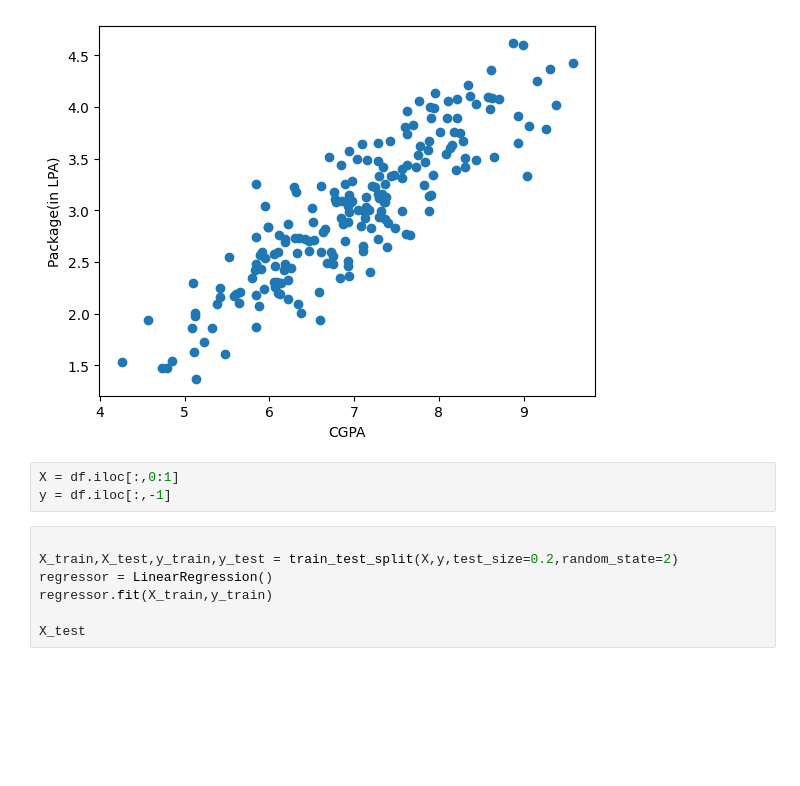
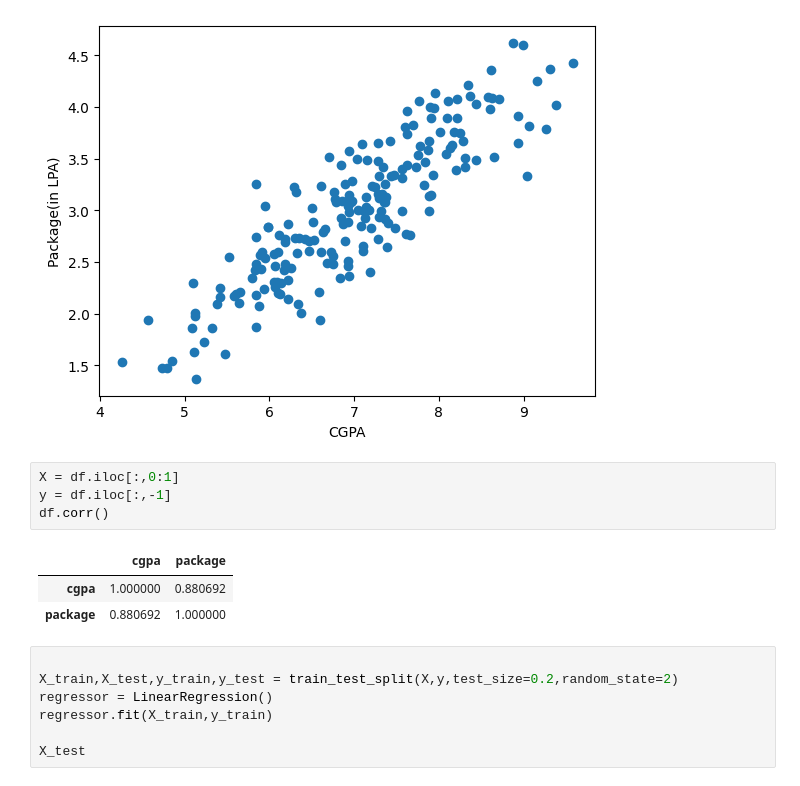
Before and after one commit to AbdullahAssi/ML, a Jupyter notebook: Practice/Regression/Linear Regression/Simple LR/Simple_LR.ipynb, the cells around one changed output. Drawn from its saved outputs; the diff is of its cells as text; blank space fills up the shorter version.

```diff
--- a/Practice/Regression/Linear Regression/Simple LR/Simple_LR.ipynb
+++ b/Practice/Regression/Linear Regression/Simple LR/Simple_LR.ipynb
@@ -23,6 +23,11 @@ Text(0, 0.5, 'Package(in LPA)')
 # %%
 X = df.iloc[:,0:1]
 y = df.iloc[:,-1]
+df.corr()
+# %% [output]
+|  | cgpa | package |
+| cgpa | 1.000000 | 0.880692 |
+| package | 0.880692 | 1.000000 |
 # %%
 
 X_train,X_test,y_train,y_test = train_test_split(X,y,test_size=0.2,random_state=2)
```
Also changed, not shown: parts of 1 cell of this notebook, 4 other files.
